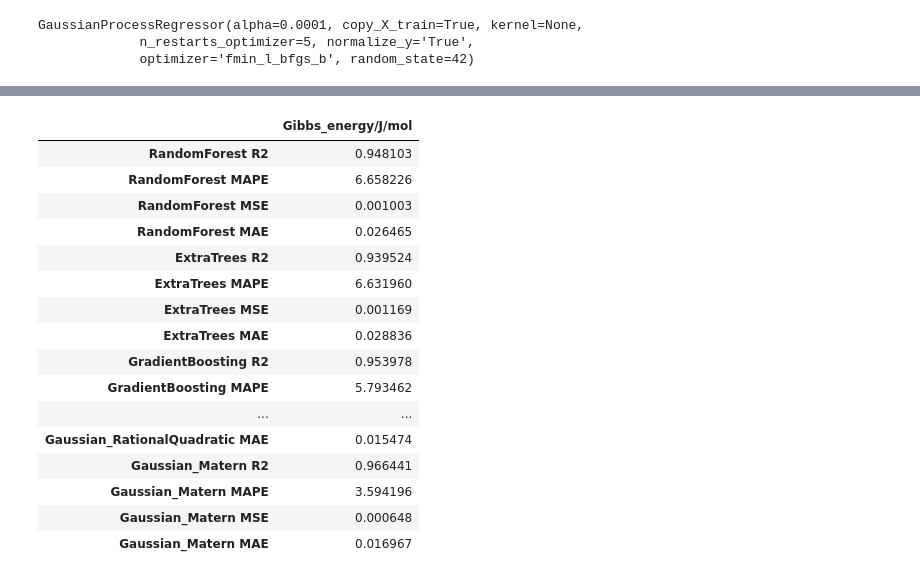
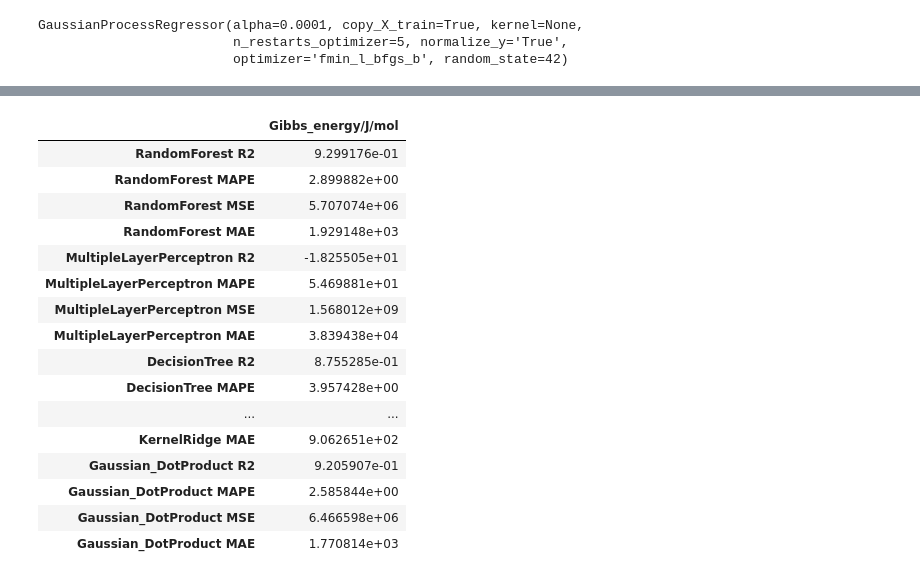
Before and after one commit to boledadian/cammp_7, a Jupyter notebook: P2/Question 2.ipynb, the cells around one changed output, grey strips where cells are left out. Drawn from its saved outputs; the diff is of its cells as text; code cells hidden in the pictures.

```diff
--- a/P2/Question 2.ipynb
+++ b/P2/Question 2.ipynb
@@ -22,5 +30,9 @@ df=pd.concat([df_Fe_C_1,df_Fe_Cr_1,df_Fe_C_Cr]).reset_index(drop=True)
 # %%
 scaler = MinMaxScaler(feature_range=(0, 1))
-df_scaler = pd.DataFrame(scaler.fit_transform(df))
+#scaler = StandardScaler()
+X = pd.DataFrame(scaler.fit_transform(X))
 # %%
-Train = df_scaler.loc[:95].rename(columns={0:'Wt-% Cr',1:'Wt-% C',2:'T/K',3:'Gibbs_energy/J/mol'})
+X_train = X.loc[:95].rename(columns={0:'Wt-% Cr',1:'Wt-% C',2:'T/K'})
+y_train = y.loc[:95].rename(columns={0:'Gibbs_energy/J/mol'})
+X_test = X.loc[96:].rename(columns={0:'Wt-% Cr',1:'Wt-% C',2:'T/K'})
+y_test = y.loc[96:].rename(columns={0:'Gibbs_energy/J/mol'})
@@ -34,5 +38,0 @@ Train.plot(kind = 'kde', figsize = (5, 5))
-# %%
-X_train=Train[['Wt-% Cr','Wt-% C', 'T/K']]
-y_train=Train['Gibbs_energy/J/mol']
-X_test=Test[['Wt-% Cr','Wt-% C', 'T/K']]
-y_test=Test['Gibbs_energy/J/mol']
@@ -63,4 +77,4 @@ array([0.58214092, 0.45530222, 0.32987302, 0.32491439, 0.58019074,
 # %%
 def Mean_absolute_percentage_error(ture_value, prediction_value):
-    return np.mean(np.abs((prediction_value- ture_value))/ture_value)*100
+    return np.mean(np.abs((prediction_value- ture_value)/ture_value))*100
 # %%
@@ -139,74 +101,68 @@ Regressors.append(gpr(kernel=1**2 * Matern(length_scale=1, nu=1.5),n_restarts_op
 # %%
-string= ['RandomForest','ExtraTrees','GradientBoosting', 'BayesianRidge','Bagging','ARD','MultipleLayerPerceptron','Dummy',
-        'DecisionTree','KNeighbor(Arithmetic mean)','KNeighbor(weighed mean)','Linear','SGD','poly_SVR','rbf_SVR',
-         'linear_SVR','RidgeCV','LassoCV','ElasticNetCV','KernelRidge','XGBoost','LightGBM',
-         'Gaussian_ExpSineSquared','Gaussian_DotProduct','Gaussian_RBF','Gaussian_RationalQuadratic','Gaussian_Matern']
+string= ['RandomForest','MultipleLayerPerceptron',
+        'DecisionTree','KNeighbor(Arithmetic mean)','KNeighbor(weighed mean)','Linear','rbf_SVR',
+         'linear_SVR','RidgeCV','KernelRidge',
+         'Gaussian_DotProduct']
 data_total=pd.DataFrame()
 data_R2=pd.DataFrame()
 data_MAPE=pd.DataFrame()
-model_list = [RandomForestRegressor(),ExtraTreesRegressor(),GradientBoostingRegressor(),
-              linear_model.BayesianRidge(),BaggingRegressor(),linear_model.ARDRegression(),
-             MLPRegressor(activation='relu', solver='adam', alpha=0.0001, max_iter=10000),
-             DummyRegressor(),DecisionTreeRegressor(),
+data_MSE=pd.DataFrame()
+model_list = [RandomForestRegressor(),
+             MLPRegressor(activation='identity', solver='adam', alpha=0.0001, max_iter=10000),
+             DecisionTreeRegressor(),
              KNeighborsRegressor(weights='uniform'),KNeighborsRegressor(weights='distance'),
-             SGDRegressor(),SVR(kernel='linear'),SVR(kernel='poly'),SVR(kernel='rbf',C=1),
-             LinearRegression(),RidgeCV(),LassoCV(),ElasticNetCV(),
+             LinearRegression(),SVR(kernel='rbf',C=1),SVR(kernel='linear'),
+             RidgeCV(),
              KernelRidge(alpha=0.6, kernel='polynomial', degree=2, coef0=2.5),
-             model_xgb,model_lgb,
-             gpr(kernel=1**2 * ExpSineSquared(length_scale=1, periodicity=1),n_restarts_optimizer=5,
-                      normalize_y="True",optimizer='fmin_l_bfgs_b',random_state=0),
              gpr(kernel=1**2 * DotProduct(sigma_0=1),n_restarts_optimizer=5,
-                      normalize_y="True",optimizer='fmin_l_bfgs_b',random_state=0),
-             gpr(kernel=1**2 * RBF(length_scale=1),n_restarts_optimizer=5,
-                      normalize_y="True",optimizer='fmin_l_bfgs_b',random_state=0),
-             gpr(kernel=1**2 * RationalQuadratic(alpha=1, length_scale=1),n_restarts_optimizer=5,
-                      normalize_y="True",optimizer='fmin_l_bfgs_b',random_state=0),
-             gpr(kernel=1**2 * Matern(length_scale=1, nu=1.5),n_restarts_optimizer=5,
                       normalize_y="True",optimizer='fmin_l_bfgs_b',random_state=0)]
 for index, model in enumerate (model_list):
     R2=[]
     MAPE=[]
     MSE=[]
     MAE=[]
     model.fit(X_train, y_train)
     y_predict = model.predict(X_test)
     R2.append(model.score(X_test, y_test))
-    MAPE.append(my_custom_score_func(y_test, y_predict))
+    MAPE.append(Mean_absolute_percentage_error(y_test, y_predict))
     MSE.append(mean_squared_error(y_test, y_predict))
     MAE.append(mean_absolute_error(y_test, y_predict))
     a=np.vstack((np.array(R2),np.array(MAPE),np.array(MSE),np.array(MAE)))#所有的array并列起来
     data1 = pd.DataFrame(a, index=['%s R2'% string[index],'%s MAPE'% string[index], '%s MSE' %string[index],
                                    '%s  MAE'% string[index]],
                          columns=['Gibbs_energy/J/mol'])
     data2 = pd.DataFrame(np.matrix(R2), index=['%s R2'% string[index]],
                                    columns=['Gibbs_energy/J/mol'])
     data3= pd.DataFrame(np.matrix(MAPE), index=['%s MAPE'% string[index]],
+                                   columns=['Error in %'])
+    data4= pd.DataFrame(np.matrix(MSE), index=['%s MSE'% string[index]],
                                    columns=['Gibbs_energy/J/mol'])
     data_total=pd.concat([data_total,data1])#生成纵轴上的并集，索引会自动生成新的一
     data_R2=pd.concat([data_R2,data2])
     data_MAPE=pd.concat([data_MAPE,data3])
+    data_MSE=pd.concat([data_MSE,data4])
 
 pd.set_option('display.max_columns', None)#显示pandas完整数据
 pd.set_option('display.max_rows', None)
 data_total
 # %% [output]
 |  | Gibbs_energy/J/mol |
-| RandomForest R2 | 0.948103 |
-| RandomForest MAPE | 6.658226 |
-| RandomForest MSE | 0.001003 |
-| RandomForest MAE | 0.026465 |
-| ExtraTrees R2 | 0.939524 |
-| ExtraTrees MAPE | 6.631960 |
-| ExtraTrees MSE | 0.001169 |
-| ExtraTrees MAE | 0.028836 |
-| GradientBoosting R2 | 0.953978 |
-| GradientBoosting MAPE | 5.793462 |
+| RandomForest R2 | 9.299176e-01 |
+| RandomForest MAPE | 2.899882e+00 |
+| RandomForest MSE | 5.707074e+06 |
+| RandomForest MAE | 1.929148e+03 |
+| MultipleLayerPerceptron R2 | -1.825505e+01 |
+| MultipleLayerPerceptron MAPE | 5.469881e+01 |
+| MultipleLayerPerceptron MSE | 1.568012e+09 |
+| MultipleLayerPerceptron MAE | 3.839438e+04 |
+| DecisionTree R2 | 8.755285e-01 |
+| DecisionTree MAPE | 3.957428e+00 |
 | ... | ... |
-| Gaussian_RationalQuadratic MAE | 0.015474 |
-| Gaussian_Matern R2 | 0.966441 |
-| Gaussian_Matern MAPE | 3.594196 |
-| Gaussian_Matern MSE | 0.000648 |
-| Gaussian_Matern MAE | 0.016967 |
+| KernelRidge MAE | 9.062651e+02 |
+| Gaussian_DotProduct R2 | 9.205907e-01 |
+| Gaussian_DotProduct MAPE | 2.585844e+00 |
+| Gaussian_DotProduct MSE | 6.466598e+06 |
+| Gaussian_DotProduct MAE | 1.770814e+03 |
 # %%
 data_R2
 # %% [output]
```
Also changed, not shown: parts of 21 cells of this notebook, 9 other files.
